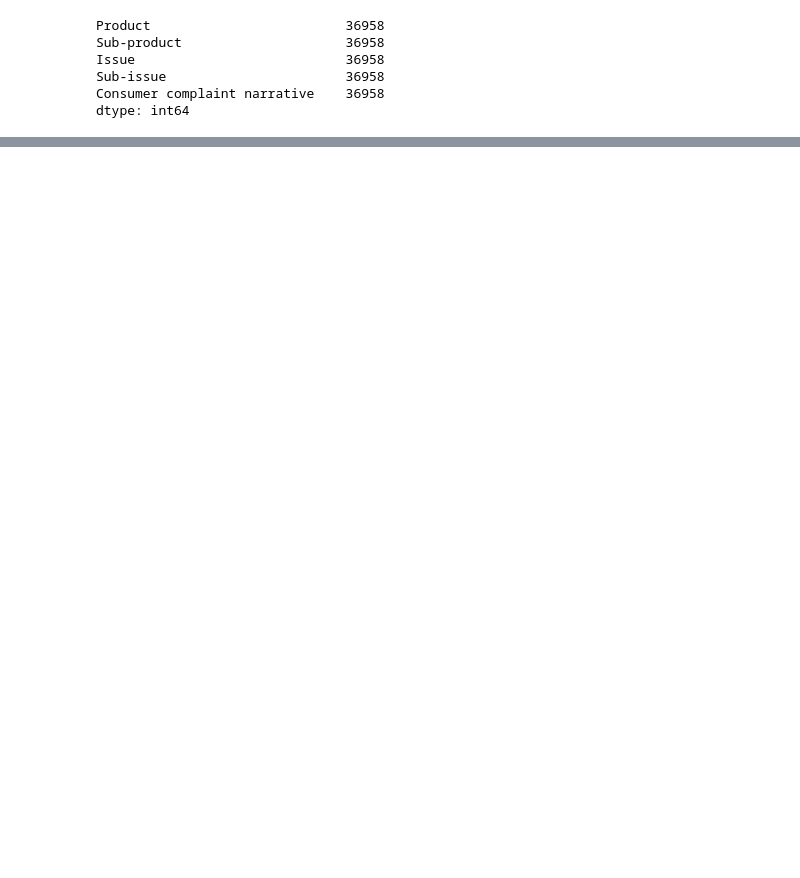
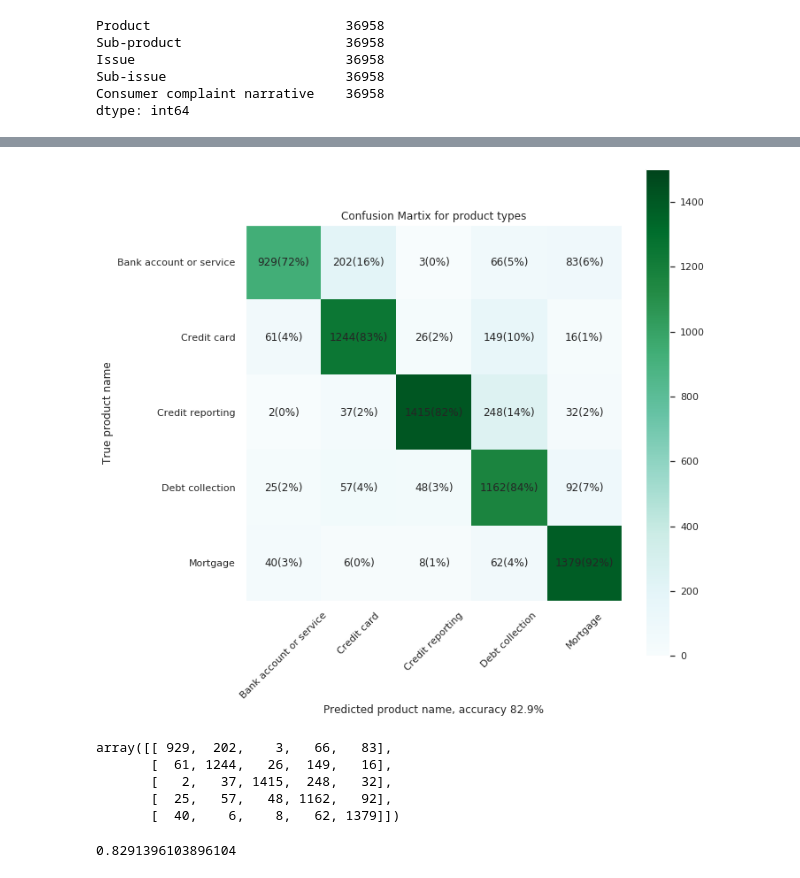
Before and after one commit to DrMegavolt/bank_callcenter_ml, a Jupyter notebook: dataprep.ipynb, the cells around one changed output, grey strips where cells are left out. Cells and saved outputs as stored; diff of their text form; code cells hidden in the pictures; blank space fills up the shorter version.

Commit message:
5 class training on callcenter data
prebuilt model h5 coef

render confusion matrix

```diff
--- a/dataprep.ipynb
+++ b/dataprep.ipynb
@@ -107,0 +156,50 @@ model.fit(
+# %%
+def pickMax(arr):
+  m = max(arr)
+  return [int(x>=m) for x in arr]
+
+
+pred = [ pickMax(p) for p in predictions]
+# %%
+real = test_labels[0:testCount]
+# %%
+predDF = pd.DataFrame(pred, columns=labels.columns)
+realDF = pd.DataFrame(real, columns=labels.columns)
+predDF = predDF.idxmax(axis=1)
+realDF = realDF.idxmax(axis=1)
+# %%
+cm = confusion_matrix(realDF, predDF)
+acc_score = accuracy_score(realDF, predDF)
+total_products_by_type =  cm.sum(axis=1)
+# %%
+cmap = plt.get_cmap('BuGn')
+plt.figure(figsize=(8, 8))
+plt.imshow(cm, interpolation='nearest', cmap=cmap)
+plt.title("Confusion Martix for product types")
+plt.colorbar()
+plt.tight_layout()
+plt.ylabel('True product name')
+plt.xlabel('Predicted product name, accuracy {0:.1f}%'.format(acc_score*100))
+tick_marks = np.arange(len(labels.columns))
+plt.xticks(tick_marks, labels.columns, rotation=45)
+plt.yticks(tick_marks, labels.columns)
+plt.grid(False)
+plt.clim(0,1500)
+for (j,i),label in np.ndenumerate(cm):
+    plt.text(i,j, "{0}({1:.0f}%)".format(label, label/total_products_by_type[j]*100),ha='center',va='center')
+    #ax2.text(i,j,label,ha='center',va='center')
+plt.show()
+# %% [output]
+[figure, added]
+# %%
+cm
+# %% [output]
+array([[ 929,  202,    3,   66,   83],
+       [  61, 1244,   26,  149,   16],
+       [   2,   37, 1415,  248,   32],
+       [  25,   57,   48, 1162,   92],
+       [  40,    6,    8,   62, 1379]])
+# %%
+acc_score
+# %% [output]
+0.8291396103896104
```
Also changed, not shown: parts of 16 cells of this notebook, 15 other files.
